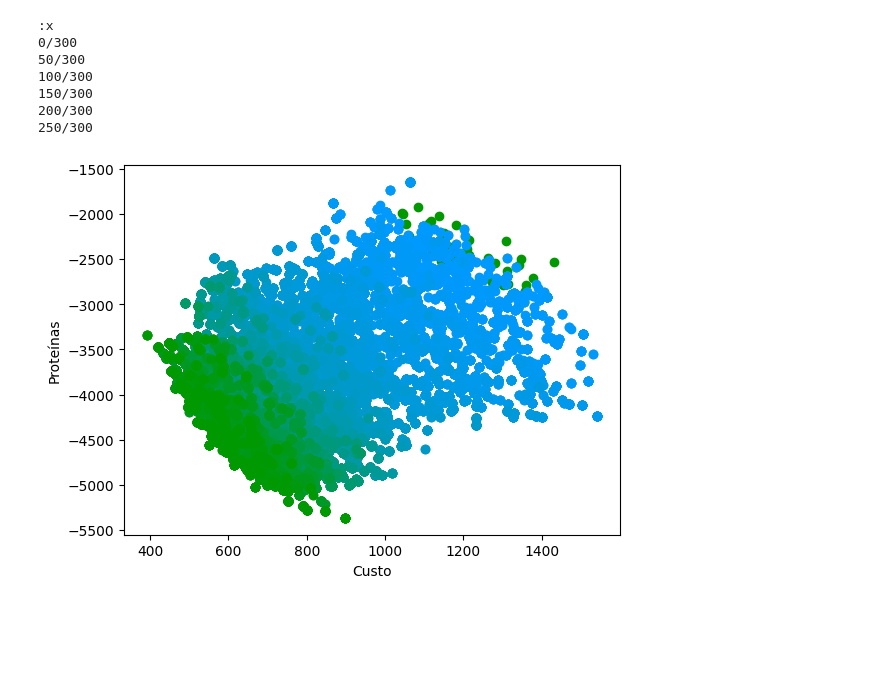
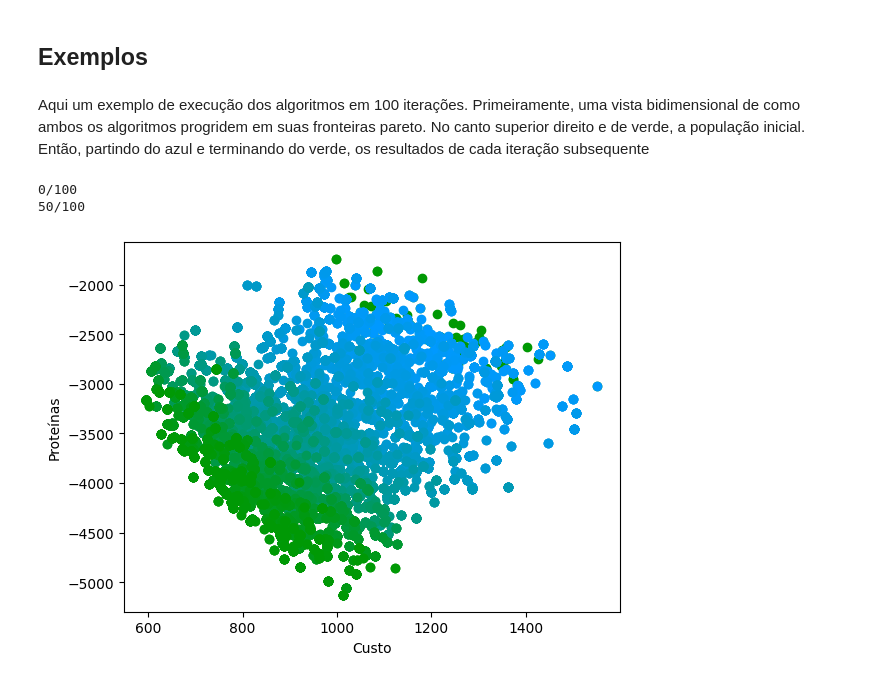
Before and after one commit to Gustavi1729/Monografia, a Jupyter notebook: Testes.ipynb, the cells around one changed output. Saved outputs shown, nothing was run; the diff lists cells and outputs as text; code cells hidden in the pictures; blank space fills up the shorter version.

```diff
--- a/Testes.ipynb
+++ b/Testes.ipynb
@@ -175,11 +174,10 @@ Nova Versão 3.3.1
+# %% [markdown]
+## Exemplos
+# %% [markdown]
+Aqui um exemplo de execução dos algoritmos em 100 iterações. Primeiramente, uma vista bidimensional de como ambos os algoritmos progridem em suas fronteiras pareto. No canto superior direito e de verde, a população inicial. Então, partindo do azul e terminando do verde, os resultados de cada iteração subsequente
 # %%
-S = NSGAII(100, 300)
+ExemploNSGAII = NSGAII(100, 100)
 # %% [output]
-:x
-0/300
-50/300
-100/300
-150/300
-200/300
-250/300
+0/100
+50/100
-[figure, old version]
+[figure, new version]
```
Also changed, not shown: parts of 28 cells of this notebook, 2 other files.
